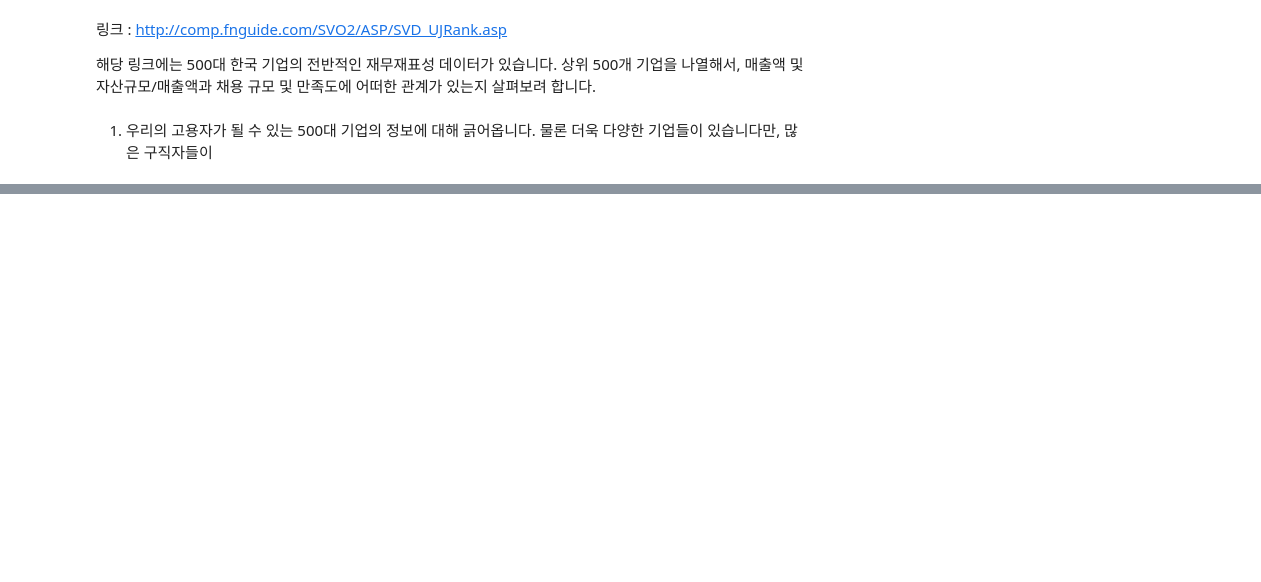
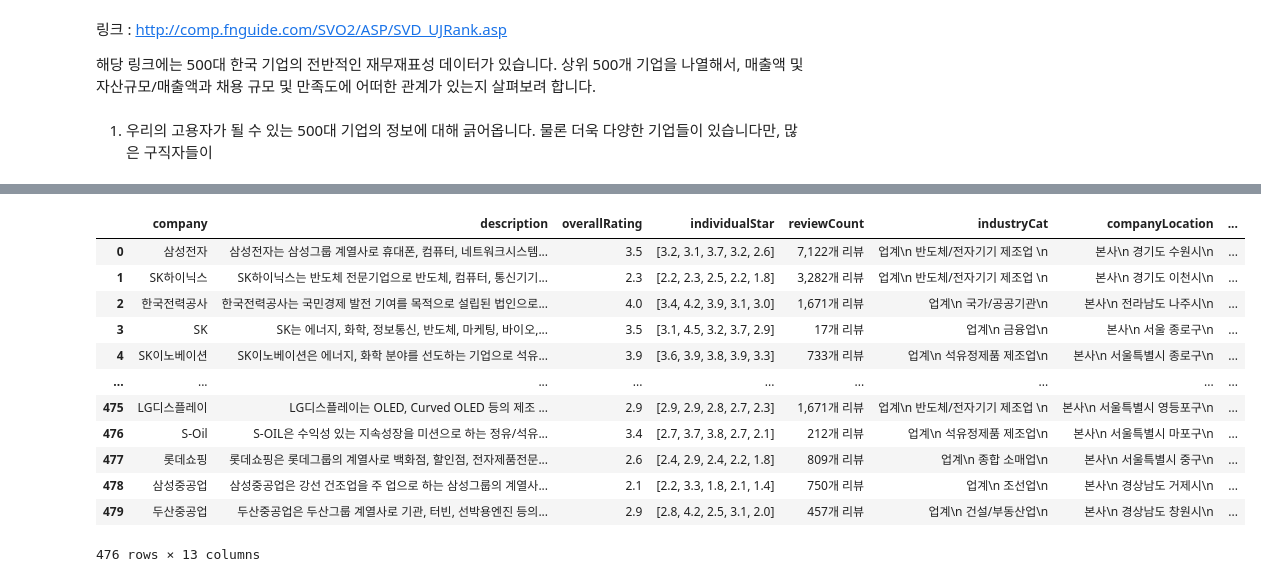
Before and after one commit to woo2201/ColabDrive, a Jupyter notebook: JobMarket_visualization.ipynb, the cells around one changed output, grey strips where cells are left out. Cells and saved outputs as stored; diff of their text form; code cells hidden in the pictures; blank space fills up the shorter version.

```diff
--- a/JobMarket_visualization.ipynb
+++ b/JobMarket_visualization.ipynb
@@ -142,3 +151,19 @@ df['boardMembers'] = df.individualStar.apply(lambda x: x[4] if x else '')
+# %%
+df
+# %% [output]
+|  | company | description | overallRating | individualStar | reviewCount | industryCat | companyLocation | ... |
+| 0 | 삼성전자 | 삼성전자는 삼성그룹 계열사로 휴대폰, 컴퓨터, 네트워크시스템... | 3.5 | [3.2, 3.1, 3.7, 3.2, 2.6] | 7,122개 리뷰 | 업계\n 반도체/전자기기 제조업 \n | 본사\n 경기도 수원시\n | ... |
+| 1 | SK하이닉스 | SK하이닉스는 반도체 전문기업으로 반도체, 컴퓨터, 통신기기... | 2.3 | [2.2, 2.3, 2.5, 2.2, 1.8] | 3,282개 리뷰 | 업계\n 반도체/전자기기 제조업 \n | 본사\n 경기도 이천시\n | ... |
+| 2 | 한국전력공사 | 한국전력공사는 국민경제 발전 기여를 목적으로 설립된 법인으로... | 4.0 | [3.4, 4.2, 3.9, 3.1, 3.0] | 1,671개 리뷰 | 업계\n 국가/공공기관\n | 본사\n 전라남도 나주시\n | ... |
+| 3 | SK | SK는 에너지, 화학, 정보통신, 반도체, 마케팅, 바이오,... | 3.5 | [3.1, 4.5, 3.2, 3.7, 2.9] | 17개 리뷰 | 업계\n 금융업\n | 본사\n 서울 종로구\n | ... |
+| 4 | SK이노베이션 | SK이노베이션은 에너지, 화학 분야를 선도하는 기업으로 석유... | 3.9 | [3.6, 3.9, 3.8, 3.9, 3.3] | 733개 리뷰 | 업계\n 석유정제품 제조업\n | 본사\n 서울특별시 종로구\n | ... |
+| ... | ... | ... | ... | ... | ... | ... | ... | ... |
+| 475 | LG디스플레이 | LG디스플레이는 OLED, Curved OLED 등의 제조 ... | 2.9 | [2.9, 2.9, 2.8, 2.7, 2.3] | 1,671개 리뷰 | 업계\n 반도체/전자기기 제조업 \n | 본사\n 서울특별시 영등포구\n | ... |
+| 476 | S-Oil | S-OIL은 수익성 있는 지속성장을 미션으로 하는 정유/석유... | 3.4 | [2.7, 3.7, 3.8, 2.7, 2.1] | 212개 리뷰 | 업계\n 석유정제품 제조업\n | 본사\n 서울특별시 마포구\n | ... |
+| 477 | 롯데쇼핑 | 롯데쇼핑은 롯데그룹의 계열사로 백화점, 할인점, 전자제품전문... | 2.6 | [2.4, 2.9, 2.4, 2.2, 1.8] | 809개 리뷰 | 업계\n 종합 소매업\n | 본사\n 서울특별시 중구\n | ... |
+| 478 | 삼성중공업 | 삼성중공업은 강선 건조업을 주 업으로 하는 삼성그룹의 계열사... | 2.1 | [2.2, 3.3, 1.8, 2.1, 1.4] | 750개 리뷰 | 업계\n 조선업\n | 본사\n 경상남도 거제시\n | ... |
+| 479 | 두산중공업 | 두산중공업은 두산그룹 계열사로 기관, 터빈, 선박용엔진 등의... | 2.9 | [2.8, 4.2, 2.5, 3.1, 2.0] | 457개 리뷰 | 업계\n 건설/부동산업\n | 본사\n 경상남도 창원시\n | ... |
+476 rows × 13 columns
 # %%
 df['reviewCount'] = df['reviewCount'].apply(lambda x: re.sub('[a-zA-z가-힣]','',x) if x else '')
 df['reviewCount'] = df['reviewCount'].apply(lambda x: x.replace(',','')).apply(lambda x: int(x) if x else 0)
```
Also changed, not shown: parts of 12 cells of this notebook.
